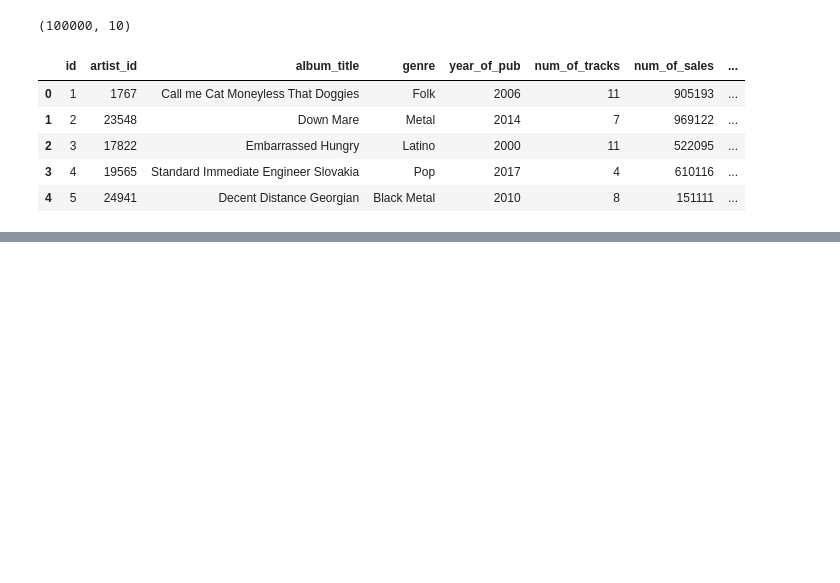
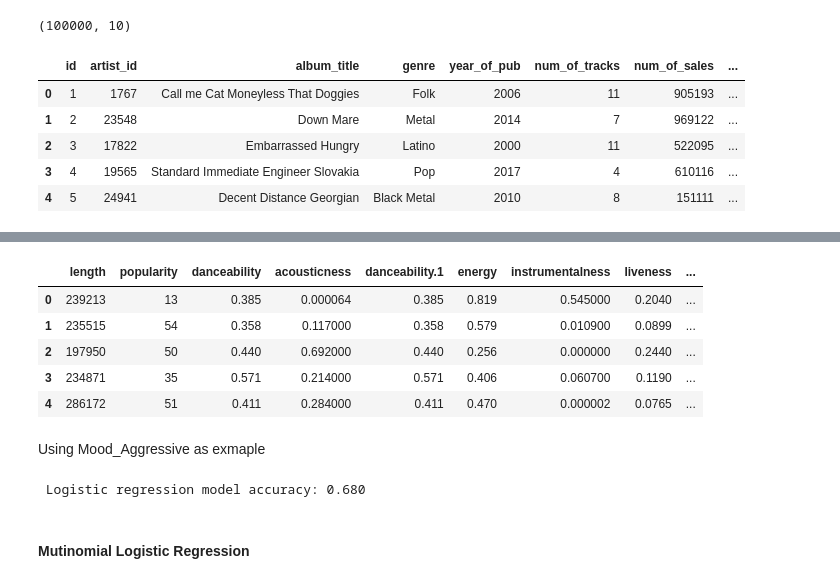
Before and after one commit to gabalita/music_analysis, a Jupyter notebook: notebook/dataset.ipynb, the cells around one changed output, grey strips where cells are left out. Drawn from its saved outputs; the diff is of its cells as text; code cells hidden in the pictures; blank space fills up the shorter version.

```diff
--- a/notebook/dataset.ipynb
+++ b/notebook/dataset.ipynb
@@ -40,0 +94,3 @@ artist_df.head(5)
+# %%
+spotify_mockup_df_BLR = spotify_mockup_df_cleaned.drop(labels=['Mood_Index'],axis=1)
+spotify_mockup_df_BLR.head(1)
@@ -40,0 +100,14 @@ artist_df.head(5)
+# %%
+from sklearn.model_selection import train_test_split
+from sklearn.preprocessing import StandardScaler,OneHotEncoder
+from sklearn.model_selection import train_test_split
+from sklearn.linear_model import LogisticRegression
+from sklearn.metrics import accuracy_score
+spotify_mockup_df_cat = spotify_mockup_df_BLR.dtypes[spotify_mockup_df_BLR.dtypes == 'object'].index.tolist()
+# Create a OneHotEncoder instance
+enc = OneHotEncoder(sparse=False)
+# Fit and transform the OneHotEncoder using the categorical variable list
+encode_df = pd.DataFrame(enc.fit_transform(spotify_mockup_df_BLR[spotify_mockup_df_cat]))
+# Add the encoded variable names to the dataframe
+encode_df.columns = enc.get_feature_names_out(spotify_mockup_df_cat)
+encode_df.head()
@@ -40,0 +121,13 @@ artist_df.head(5)
+# %%
+spotify_mockup_df_BLR = spotify_mockup_df_BLR.merge(encode_df,left_index=True,right_index=True)
+spotify_mockup_df_BLR = spotify_mockup_df_BLR.drop(labels=spotify_mockup_df_cat,axis=1)
+spotify_mockup_df_BLR.head()
+# %% [output]
+|  | length | popularity | danceability | acousticness | danceability.1 | energy | instrumentalness | liveness | ... |
+| 0 | 239213 | 13 | 0.385 | 0.000064 | 0.385 | 0.819 | 0.545000 | 0.2040 | ... |
+| 1 | 235515 | 54 | 0.358 | 0.117000 | 0.358 | 0.579 | 0.010900 | 0.0899 | ... |
+| 2 | 197950 | 50 | 0.440 | 0.692000 | 0.440 | 0.256 | 0.000000 | 0.2440 | ... |
+| 3 | 234871 | 35 | 0.571 | 0.214000 | 0.571 | 0.406 | 0.060700 | 0.1190 | ... |
+| 4 | 286172 | 51 | 0.411 | 0.284000 | 0.411 | 0.470 | 0.000002 | 0.0765 | ... |
+# %% [markdown]
+Using Mood_Aggressive as exmaple
@@ -40,0 +151,14 @@ artist_df.head(5)
+# %%
+# Define the logistic regression model
+log_classifier = LogisticRegression(solver="lbfgs",max_iter=200)
+
+# Train the model
+log_classifier.fit(X_train,y_train)
+
+# Evaluate the model
+y_pred = log_classifier.predict(X_test)
+print(f" Logistic regression model accuracy: {accuracy_score(y_test,y_pred):.3f}")
+# %% [output]
+ Logistic regression model accuracy: 0.680
+# %% [markdown]
+#### Mutinomial Logistic Regression
```
Also changed, not shown: parts of 26 cells of this notebook.
